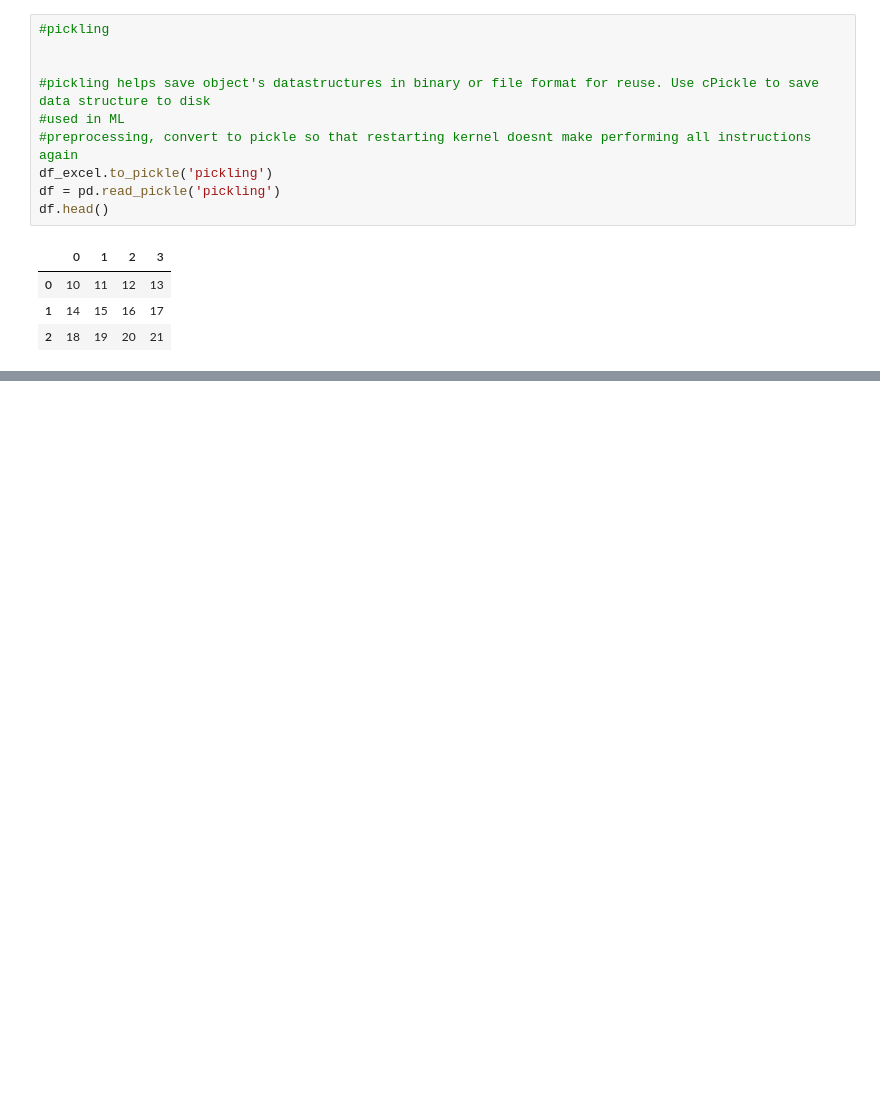
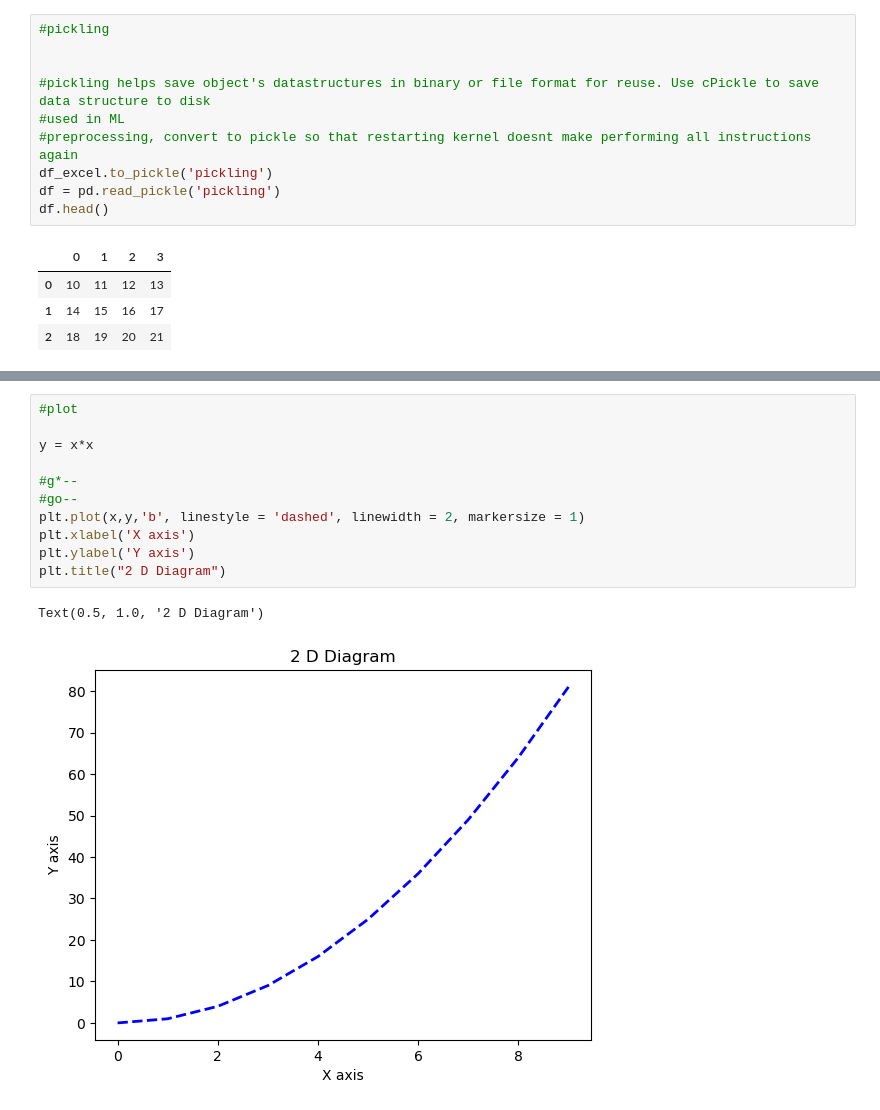
Before and after one commit to Yamini09-code/Data-Analytics-Challenge, a Jupyter notebook: Python_Notes.ipynb, the cells around one changed output, grey strips where cells are left out. Saved outputs shown, nothing was run; the diff lists cells and outputs as text; blank space fills up the shorter version.

```diff
--- a/Python_Notes.ipynb
+++ b/Python_Notes.ipynb
@@ -1000,0 +1021,14 @@ Python
+# %%
+#plot
+
+y = x*x
+
+#g*--
+#go--
+plt.plot(x,y,'b', linestyle = 'dashed', linewidth = 2, markersize = 1)
+plt.xlabel('X axis')
+plt.ylabel('Y axis')
+plt.title("2 D Diagram")
+# %% [output]
+Text(0.5, 1.0, '2 D Diagram')
+[figure, added]
```
Also changed, not shown: parts of 23 cells of this notebook, 1 other file.
